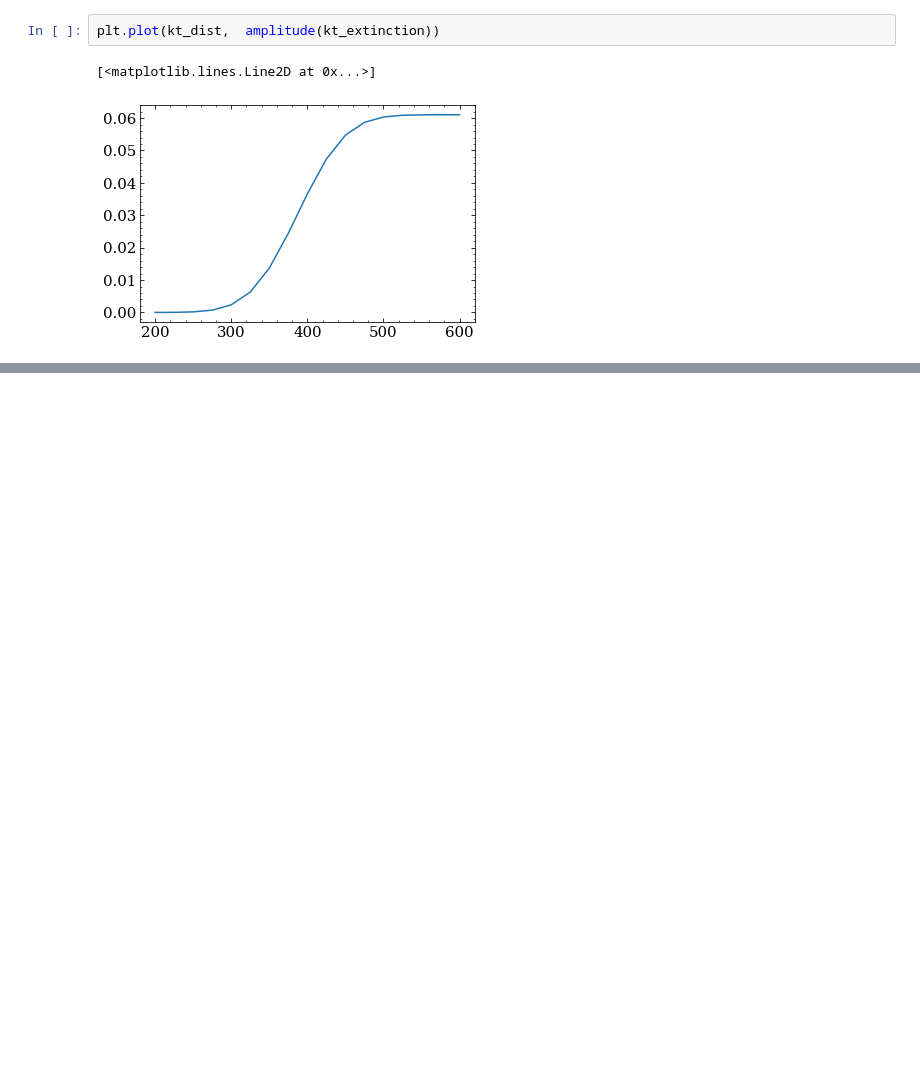
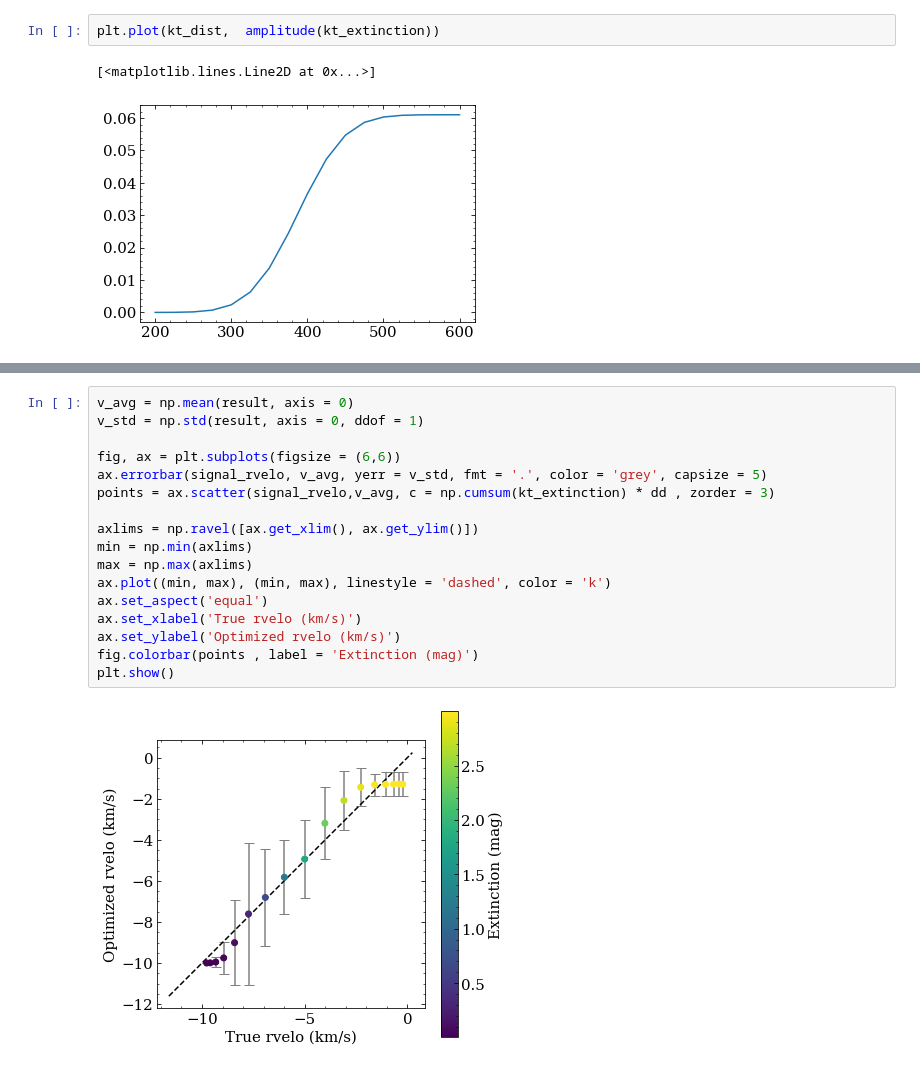
Before and after one commit to aidantmcb/DIBModeling, a Jupyter notebook: model.ipynb, the cells around one changed output, grey strips where cells are left out. Cells and saved outputs as stored; diff of their text form; blank space fills up the shorter version.

Commit message:
getting uncertainties on optimized veloctiy params

```diff
--- a/model.ipynb
+++ b/model.ipynb
@@ -196,0 +216,19 @@ plt.show()
+# %%
+v_avg = np.mean(result, axis = 0)
+v_std = np.std(result, axis = 0, ddof = 1)
+
+fig, ax = plt.subplots(figsize = (6,6))
+ax.errorbar(signal_rvelo, v_avg, yerr = v_std, fmt = '.', color = 'grey', capsize = 5)
+points = ax.scatter(signal_rvelo,v_avg, c = np.cumsum(kt_extinction) * dd , zorder = 3)
+
+axlims = np.ravel([ax.get_xlim(), ax.get_ylim()])
+min = np.min(axlims)
+max = np.max(axlims)
+ax.plot((min, max), (min, max), linestyle = 'dashed', color = 'k')
+ax.set_aspect('equal')
+ax.set_xlabel('True rvelo (km/s)')
+ax.set_ylabel('Optimized rvelo (km/s)')
+fig.colorbar(points , label = 'Extinction (mag)')
+plt.show()
+# %% [output]
+[figure, added]
```
Also changed, not shown: parts of 7 cells of this notebook.
